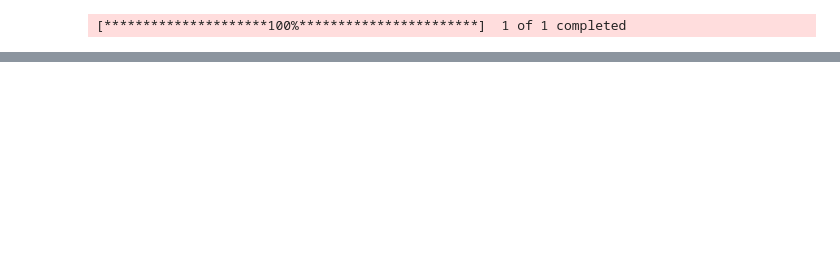
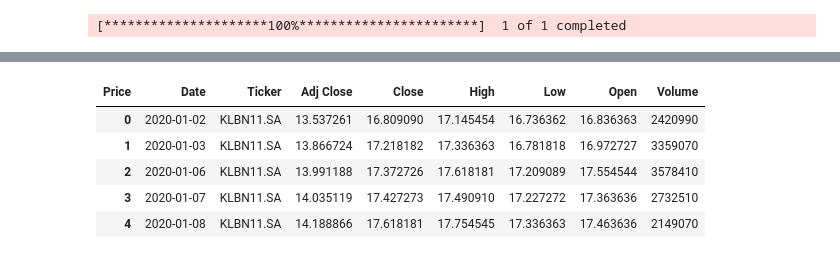
Before and after one commit to tal-rsg/analys_trade, a Jupyter notebook: analys_btc_trade.ipynb, the cells around one changed output, grey strips where cells are left out. Cells and saved outputs as stored; diff of their text form; code cells hidden in the pictures; blank space fills up the shorter version.

```diff
--- a/analys_btc_trade.ipynb
+++ b/analys_btc_trade.ipynb
@@ -281,0 +292,11 @@ df_acao_agro_st.hvplot.line(x='Date', y='Close', title='Volume por Tipo de Preç
+# %%
+df_teste = df_acao_agro_st.reset_index()
+
+df_teste.head()
+# %% [output]
+| Price | Date | Ticker | Adj Close | Close | High | Low | Open | Volume |
+| 0 | 2020-01-02 | KLBN11.SA | 13.537261 | 16.809090 | 17.145454 | 16.736362 | 16.836363 | 2420990 |
+| 1 | 2020-01-03 | KLBN11.SA | 13.866724 | 17.218182 | 17.336363 | 16.781818 | 16.972727 | 3359070 |
+| 2 | 2020-01-06 | KLBN11.SA | 13.991188 | 17.372726 | 17.618181 | 17.209089 | 17.554544 | 3578410 |
+| 3 | 2020-01-07 | KLBN11.SA | 14.035119 | 17.427273 | 17.490910 | 17.227272 | 17.363636 | 2732510 |
+| 4 | 2020-01-08 | KLBN11.SA | 14.188866 | 17.618181 | 17.754545 | 17.336363 | 17.463636 | 2149070 |
```
Also changed, not shown: parts of 10 cells of this notebook, 1 other file.
